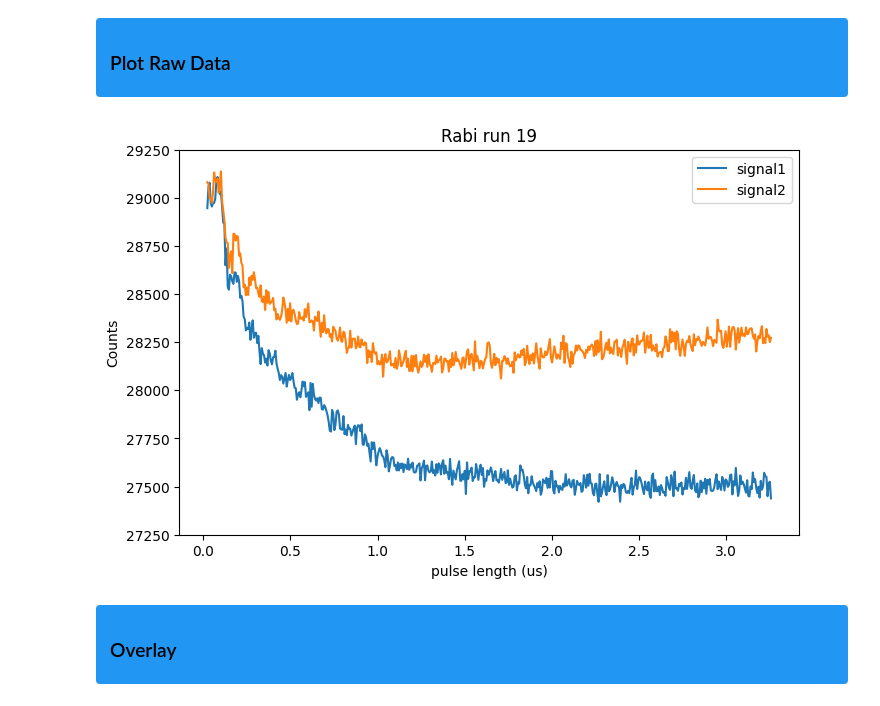
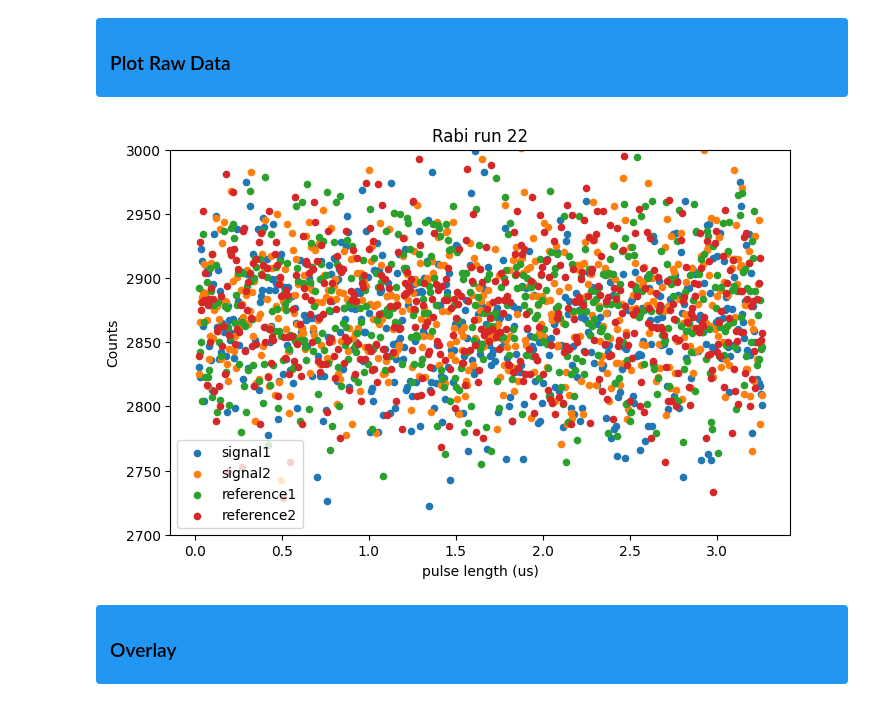
Before and after one commit to jeree-m/qick-dawg, a Jupyter notebook: jupyter_notebooks/rabi_analysis.ipynb, the cells around one changed output. Cells and saved outputs as stored; diff of their text form; code cells hidden in the pictures.

Commit message:
rabi_analysis_updated

```diff
--- a/jupyter_notebooks/rabi_analysis.ipynb
+++ b/jupyter_notebooks/rabi_analysis.ipynb
@@ -140,7 +140,7 @@ def plot_rabi_run(runs, run_number, fields, style='scatter', ax=None):
 <h2 style="color:black; margin:0;">Load Data</h2>
 </div>
 # %%
-parent_dir = "/Volumes/hlab-nas/Data/DefectMsmts/Data/Albania/Rabi"
+parent_dir = r"Z:\Data\DefectMsmts\Data\Albania\Rabi"
 rabi_runs = load_all_rabi_runs(parent_dir)
 
 print(list(rabi_runs.keys()))
@@ -155,14 +155,14 @@ print(list(rabi_runs.keys()))
 <h3 style="color:black; margin:0;"> Plot Raw Data</h3>
 </div>
 # %%
-run_num = 19;
+run_num = 22;
 #plot_rabi_run(rabi_runs, run_num, ["signal1", "signal2", "reference1", "reference2", "diff"], style='scatter')
-#plot_rabi_run(rabi_runs, run_num, ["signal1", "signal2", "reference1", "reference2"], style='scatter')
-plot_rabi_run(rabi_runs, run_num, ["signal1", "signal2"], style='line')
-plt.ylim(27250, 29250)
+plot_rabi_run(rabi_runs, run_num, ["signal1", "signal2", "reference1", "reference2"], style='scatter')
+#plot_rabi_run(rabi_runs, run_num, ["signal1", "signal2"], style='line')
+plt.ylim(2700, 3000)
 plt.show()
 # %% [output]
-[figure, old version]
+[figure, new version]
 # %% [markdown]
 <div style="background-color:#2196F3; padding:8px 14px; border-radius:4px;">
 <h3 style="color:black; margin:0;"> Overlay</h3>
```
Also changed, not shown: parts of 2 cells of this notebook, 1 other file.
